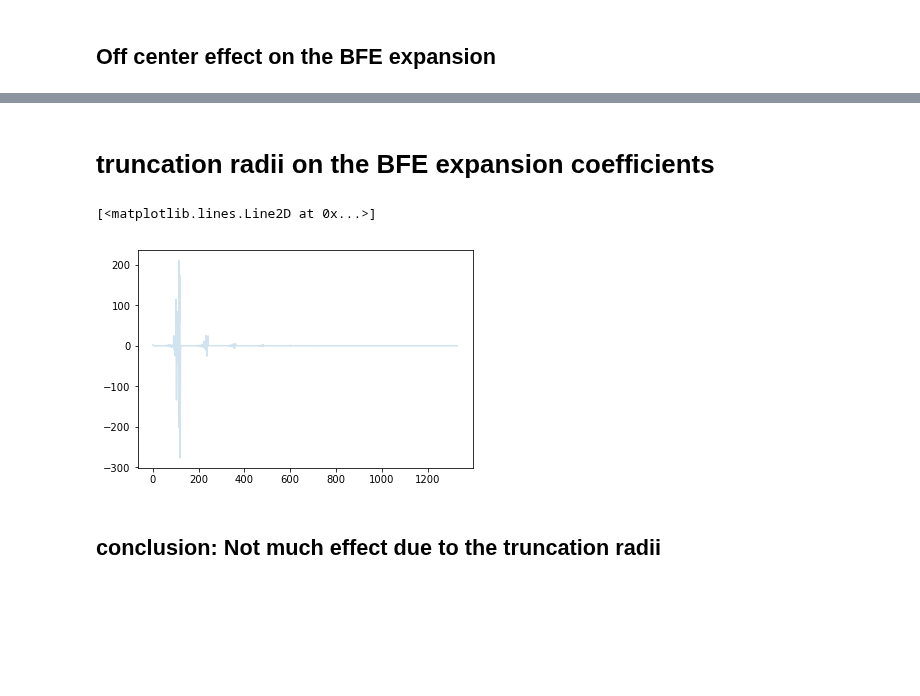
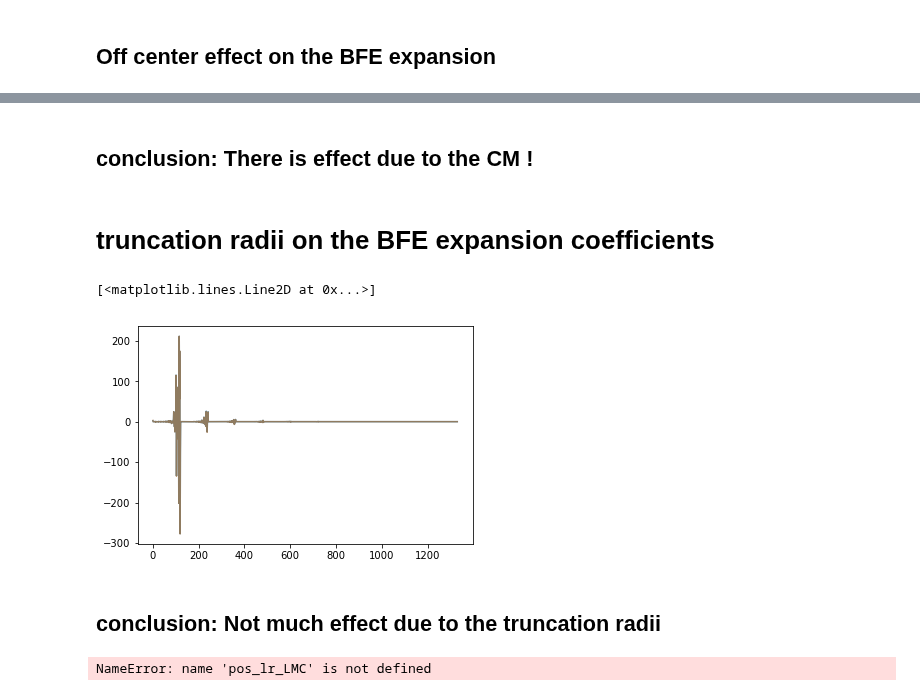
Before and after one commit to jngaravitoc/LMC-MW, a Jupyter notebook: code/SCF/high_order_terms.ipynb, the cells around one changed output, grey strips where cells are left out. Saved outputs shown, nothing was run; the diff lists cells and outputs as text; code cells hidden in the pictures; blank space fills up the shorter version.

```diff
--- a/code/SCF/high_order_terms.ipynb
+++ b/code/SCF/high_order_terms.ipynb
@@ -7,0 +18,23 @@ Populating the interactive namespace from numpy and matplotlib
+# %%
+def re_center(pos, cm):
+    """
+    Re center a halo to its center of mass.
+    """
+    for i in range(3):
+        pos[:,i] = pos[:,i] - cm[i]
+    return pos
+
+def biff_potential(pos, S, T, n,l,m):
+    S_new = np.zeros(shape(S))
+    T_new = np.zeros(shape(T))
+    S_new[n,l,m] = S[n,l,m]
+    T_new[n,l,m] = T[n,l,m]
+    pot_nlm = biff.potential(pos.astype(double), S_new, T_new, G=G_c.value, M=1, r_s=3)
+    #r = np.sqrt(pos[:,0]**2 + pos[:,1]**2 + pos[:,2]**2)
+    #indexes = argsort(r)
+    return pot_nlm
+
+def n_body_potential(pos, pot):
+    r = np.sqrt(pos[:,0]**2 + pos[:,1]**2 + pos[:,2]**2)
+    indexes = argsort(r)
+    return r[indexes], pot[indexes]
@@ -34,0 +106,7 @@ plot(rcm_LMC)
+# %%
+# Fisrt snapshot properties!
+pos_LMC = readsnap('../../data/ICs/LMC/LMC6_20M_vir_000', 'pos', 'dm')
+vel_LMC = readsnap('../../data/ICs/LMC/LMC6_20M_vir_000', 'vel', 'dm')
+mass_LMC = readsnap('../../data/ICs/LMC/LMC6_20M_vir_000', 'mass', 'dm')
+pid_LMC = readsnap('../../data/ICs/LMC/LMC6_20M_vir_000', 'pid', 'dm')
+pot_LMC = readsnap('../../data/ICs/LMC/LMC6_20M_vir_000', 'pot', 'dm')
@@ -35,7 +268,8 @@ plot(rcm_LMC)
 # %%
-pos_LMC = readsnap('../../data/ICs/LMC/LMC1-97k/LMC1_97K_vir_000', 'pos', 'dm')
-vel_LMC = readsnap('../../data/ICs/LMC/LMC1-97k/LMC1_97K_vir_000', 'vel', 'dm')
-mass_LMC = readsnap('../../data/ICs/LMC/LMC1-97k/LMC1_97K_vir_000', 'mass', 'dm')
+pos_LMC_f = readsnap('../../data/ICs/LMC/LMC1-97k/LMC1_97K_vir_100', 'pos', 'dm')
+vel_LMC_f = readsnap('../../data/ICs/LMC/LMC1-97k/LMC1_97K_vir_100', 'vel', 'dm')
+mass_LMC_f = readsnap('../../data/ICs/LMC/LMC1-97k/LMC1_97K_vir_100', 'mass', 'dm')
+pid_LMC_f = readsnap('../../data/ICs/LMC/LMC1-97k/LMC1_97K_vir_100', 'pid', 'dm')
 # %% [output]
 Returning DM    Positions
 Returning DM    Velocities
@@ -64,3 +326,5 @@ plot(S0_cm.flatten(), alpha=0.4)
+# %% [markdown]
+## conclusion: There is effect due to the CM !
 # %% [markdown]
 # truncation radii on the BFE expansion coefficients
 # %%
@@ -74,9 +338,10 @@ pos_LMC_trunc = trunc_radii(pos_LMC_centered, 10)
 # %%
 S0_tr, T0_tr = biff.compute_coeffs_discrete(np.ascontiguousarray(pos_LMC_trunc.astype(double)), mass_LMC.astype(double), 10, 10, 3)
 # %%
-plot(S0_tr.flatten(), alpha=0.2)
+plot(S0_tr.flatten(), alpha=1)
+plot(S0_cm.flatten(), alpha=0.5)
 # %% [output]
 [<matplotlib.lines.Line2D at 0x...>]
-[figure, old version]
+[figure, new version]
 # %% [markdown]
 ## conclusion: Not much effect due to the truncation radii
@@ -82,0 +372,6 @@ plot(S0_tr.flatten(), alpha=0.2)
+# %%
+scatter(pos_lr_LMC[:,0], pos_lr_LMC[:,1], s=0.1)
+xlim(-100, 100)
+ylim(-100, 100)
+# %% [output]
+NameError: name 'pos_lr_LMC' is not defined
```
Also changed, not shown: parts of 42 cells of this notebook.
